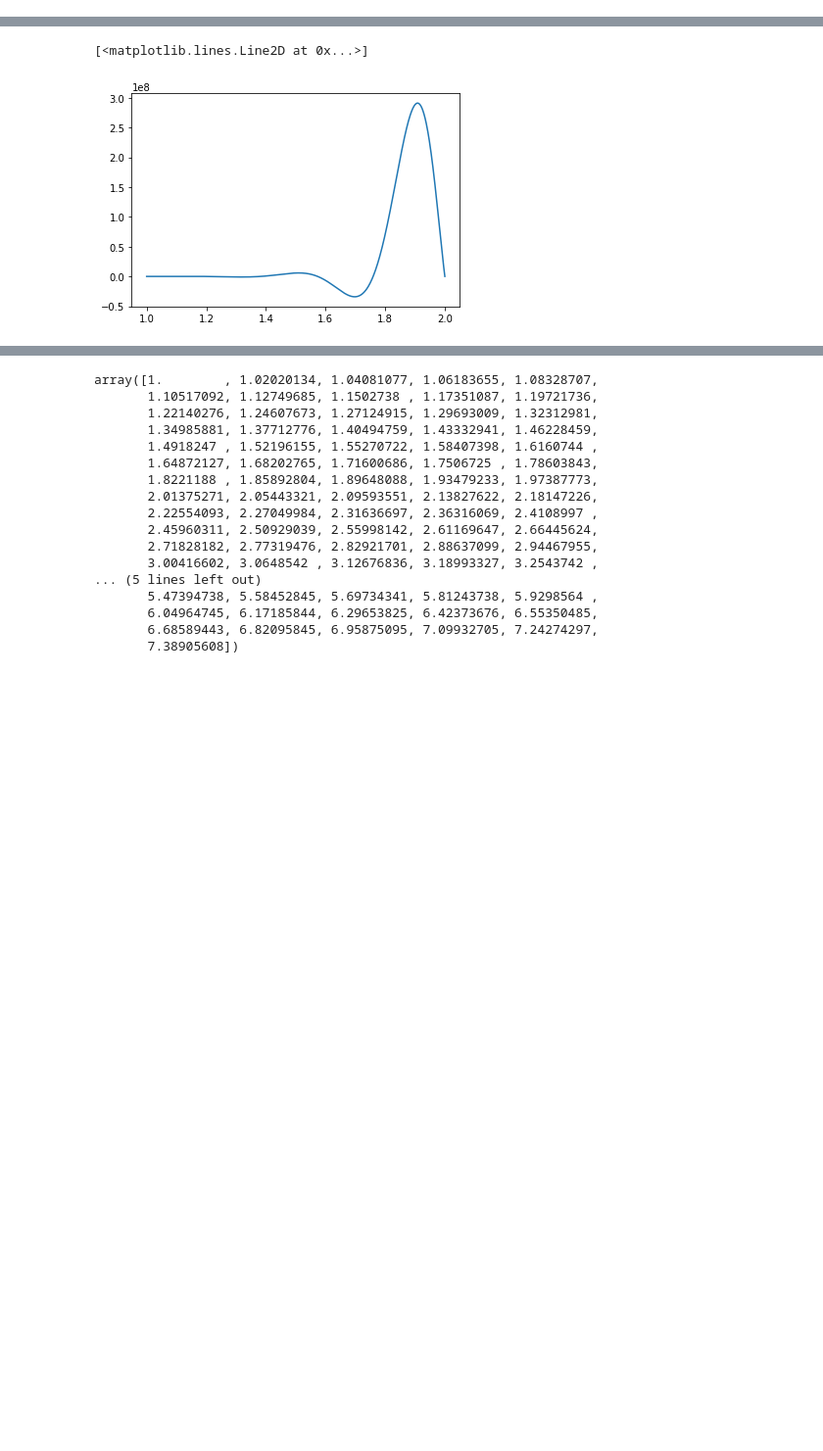
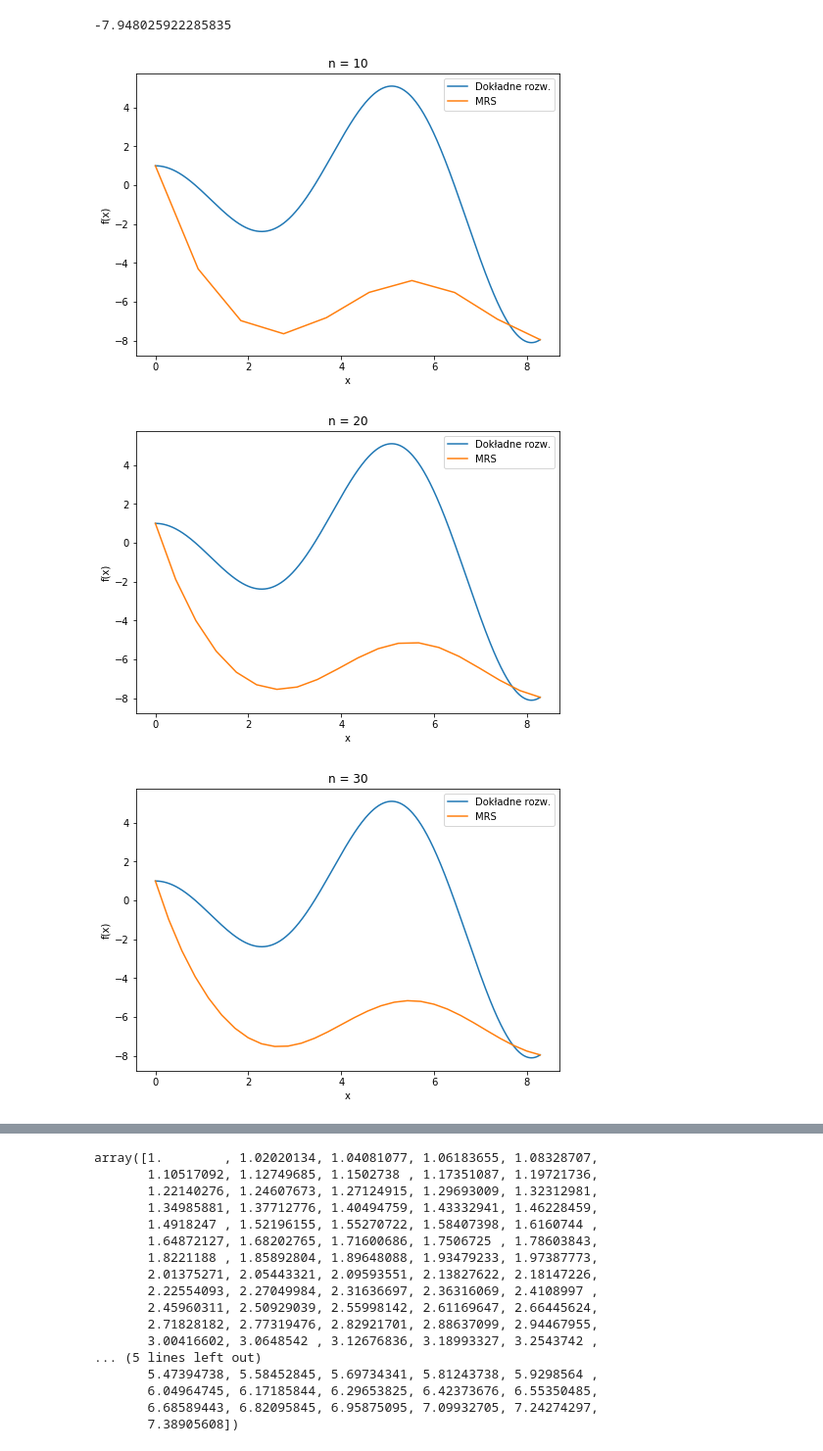
Before and after one commit to pawlooss1/MOwNiT, a Jupyter notebook: lab8/Differential_equations.ipynb, the cells around one changed output, grey strips where cells are left out. Shown: that part at 98% size. Saved outputs shown, nothing was run; the diff lists cells and outputs as text; code cells hidden in the pictures; blank space fills up the shorter version.

```diff
--- a/lab8/Differential_equations.ipynb
+++ b/lab8/Differential_equations.ipynb
@@ -33,3 +103,29 @@ def runge_kutta(f, n, a, b, xa):
+# %%
+def fun2(x):
+    return np.cos(x) - x * np.sin(x)
+
+def u_fun(t):
+    return -2 * np.cos(t)
+
+def v_fun(t):
+    return 0
+
+def w_fun(t):
+    return -1
+# %%
+def print_plots_2(n, y, x0, xk, name):
+    t = np.linspace(x0, xk, 1000)
+    x = np.linspace(x0, xk, n)
+    s = fun2(t)
+    fig = plt.figure()
+    ax = fig.add_axes([0, 0, 1, 1])
+    ax.plot(t, s, label="Dokładne rozw.")
+    ax.plot(x, y, label="MRS")
+    ax.set_title(name)
+    ax.set_ylabel('f(x)')
+    ax.set_xlabel('x')
+    ax.legend()
+    plt.show()
 # %%
 def bvp(u, v, w, n, ta, tb, xa, xb):
     h = (tb - ta) / n
@@ -49,3 +144,24 @@ def bvp(u, v, w, n, ta, tb, xa, xb):
     banded = np.array([c[0:n-1], d[1:n], a[2:n+1]], dtype=np.float64)
     y = solve_banded((1,1), banded, b[1:n])
     return np.concatenate(([xa], y, [xb]))
+# %%
+fun2(2 * np.pi + 2)
+# %% [output]
+-7.948025922285835
+# %%
+x0 = 0
+xk = 2 * np.pi + 2
+a = 1
+b = fun2(xk)
+for n in range(10, 50, 10):
+    y = bvp(u_fun, v_fun, w_fun, n-1, x0, xk, a, b)
+    print_plots_2(n, y, x0, xk, 'n = {0:d}'.format(n))
+n = 50
+for i in range(5):
+    y = bvp(u_fun, v_fun, w_fun, n-1, x0, xk, a, b)
+    print_plots_2(n, y, x0, xk, 'n = {0:d}'.format(n))
+    n = n * 10
+# %% [output]
+[figure, added]
+[figure, added]
+[figure, added]
@@ -54,16 +176,13 @@ ux = lambda x: np.exp(x) - 3 * np.sin(x)
 vx = lambda x: -1
 wx = lambda x: 1
 n = 999
-ta = 1
+ta = 10
 tb = 20
 xa = 1.09737491
 xb = 8.63749661
-x = np.linspace(1, 2, 1000)
+x = np.linspace(10, 20, 1000)
 y = bvp(ux, vx, wx, n, ta, tb, xa, xb)
 plt.plot(x, y)
-# %% [output]
-[<matplotlib.lines.Line2D at 0x...>]
-[figure, removed]
 # %%
 x = np.linspace(0, 2, 101)
 y = euler(lambda t, x: x, 100, 0, 2, 1)
```
Also changed, not shown: parts of 6 cells of this notebook, 1 other file.
